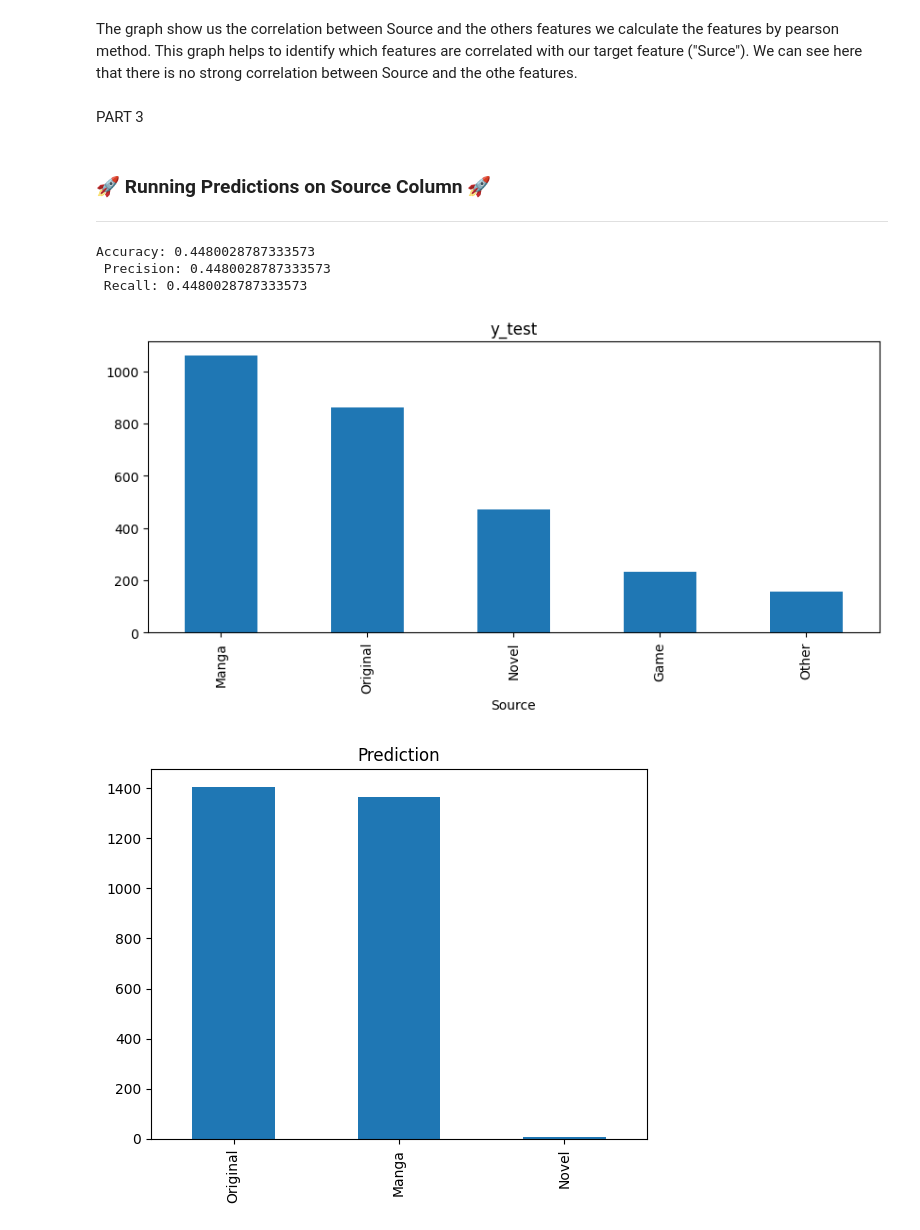
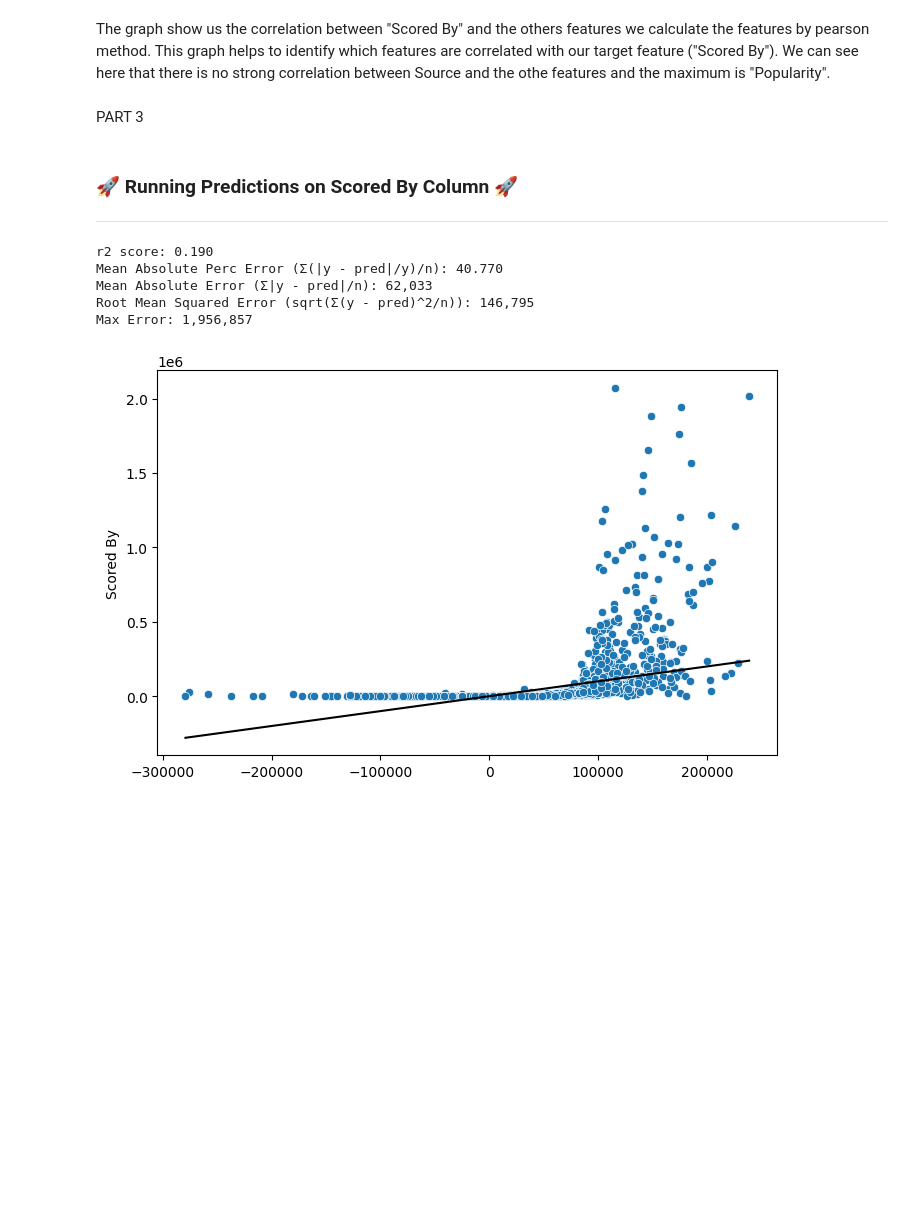
Before and after one commit to NirAkay/TDSproject, a Jupyter notebook: Daniel_&_Nir_anime_dataset.ipynb, the cells around one changed output. Cells and saved outputs as stored; diff of their text form; code cells hidden in the pictures; blank space fills up the shorter version.

```diff
--- a/Daniel_&_Nir_anime_dataset.ipynb
+++ b/Daniel_&_Nir_anime_dataset.ipynb
@@ -128,0 +149,16 @@ plt.show()
+# %%
+# @title Average "Scored By" Across Rating
+anime_full_dataset['Scored By'] = pd.to_numeric(anime_full_dataset['Scored By'], errors='coerce')
+filtered_data = anime_full_dataset.dropna(subset=['Scored By', 'Rating'])
+rating_split = filtered_data.assign(Rating=filtered_data['Rating'].str.split(', ')).explode('Rating')
+avg_scored_by_rating = rating_split.groupby('Rating')['Scored By'].mean().reset_index()
+avg_scored_by_rating = avg_scored_by_rating.sort_values(by='Scored By', ascending=False)
+plt.figure(figsize=(16, 8))
+plt.plot(avg_scored_by_rating['Rating'], avg_scored_by_rating['Scored By'], marker='o', linestyle='-', color='blue', label='Average Scored By')
+plt.title('Average "Scored By" Across Rating')
+plt.xlabel('Rating')
+plt.ylabel('Average Scored By')
+plt.grid(axis='y', linestyle='--', alpha=0.6)
+plt.legend()
+plt.tight_layout()
+plt.show()
@@ -190,0 +171,13 @@ rating's categories and Source's categories. For example we can see that creator
+# %%
+# @title Scatter Plot: "Scored By" vs. "Score"
+anime_full_dataset['Scored By'] = pd.to_numeric(anime_full_dataset['Scored By'], errors='coerce')
+anime_full_dataset['Score'] = pd.to_numeric(anime_full_dataset['Score'], errors='coerce')
+filtered_data = anime_full_dataset.dropna(subset=['Scored By', 'Score'])
+
+# Create the scatter plot
+plt.figure(figsize=(10, 6))
+sns.scatterplot(x='Scored By', y='Score', data=filtered_data, color='blue', alpha=0.5)
+plt.title('Scatter Plot: "Scored By" vs. "Score"')
+plt.xlabel('Scored By')
+plt.ylabel('Score')
+plt.show()
@@ -190,0 +188,11 @@ rating's categories and Source's categories. For example we can see that creator
+# %%
+# @title Scatter Plot "Popularity" vs. "Scored By"
+anime_full_dataset['Scored By'] = pd.to_numeric(anime_full_dataset['Scored By'], errors='coerce')
+anime_full_dataset['Popularity'] = pd.to_numeric(anime_full_dataset['Popularity'], errors='coerce')
+filtered_data = anime_full_dataset.dropna(subset=['Scored By', 'Popularity'])
+plt.figure(figsize=(10, 6))
+sns.regplot(x='Popularity', y='Scored By', data=filtered_data, scatter_kws={'s': 10, 'alpha': 0.5}, line_kws={'color': 'red'}, ci=None)
+plt.title('Scatter Plot with Linear Regression: "Popularity" vs. "Scored By"')
+plt.xlabel('Popularity')
+plt.ylabel('Scored By')
+plt.show()
@@ -209,5 +221,5 @@ sns.heatmap(dtf_corr, annot=True, fmt='.2f', cmap="YlGnBu", cbar=True, linewidth
 # %% [markdown]
-The graph show us the correlation between Source and the others features we calculate the features by pearson method. This graph helps to identify which features are correlated with our target feature ("Surce"). We can see here that there is no strong correlation between Source and the othe features.
+The graph show us the correlation between "Scored By" and the others features we calculate the features by pearson method. This graph helps to identify which features are correlated with our target feature ("Scored By"). We can see here that there is no strong correlation between Source and the othe features and the maximum is "Popularity".
 # %% [markdown]
 PART 3
 # %%
@@ -307,15 +319,16 @@ def run_prediction(df, column_name, categorical=False):
     print_prediction_graph_numerical(y_test, prediction)
   return y_test, prediction, model, X_train, X_test
 # %%
-anime_source = anime_full_dataset
-y_test_source, prediction_source, model_source, X_train_source, X_test_source = run_prediction(anime_source, 'Source', categorical=True)
+anime_scored_by = anime_full_dataset
+y_test_source, prediction_source, model_source, X_train_source, X_test_source = run_prediction(anime_scored_by, 'Scored By')
 # %% [output]
 
-### 🚀 **Running Predictions on Source Column** 🚀
+### 🚀 **Running Predictions on Scored By Column** 🚀
 ---
-Accuracy: 0.4480028787333573
- Precision: 0.4480028787333573
- Recall: 0.4480028787333573
+r2 score: 0.190
+Mean Absolute Perc Error (Σ(|y - pred|/y)/n): 40.770
+Mean Absolute Error (Σ|y - pred|/n): 62,033
+Root Mean Squared Error (sqrt(Σ(y - pred)^2/n)): 146,795
+Max Error: 1,956,857
-[figure, old version]
+[figure, new version]
-[figure, removed]
 # %% [markdown]
```
Also changed, not shown: parts of 58 cells of this notebook.
